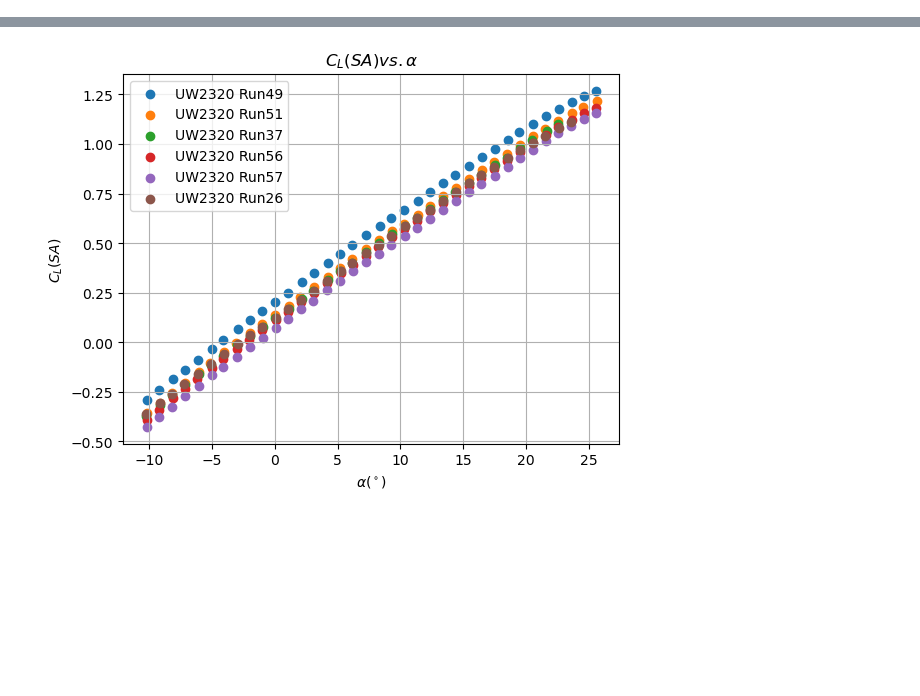
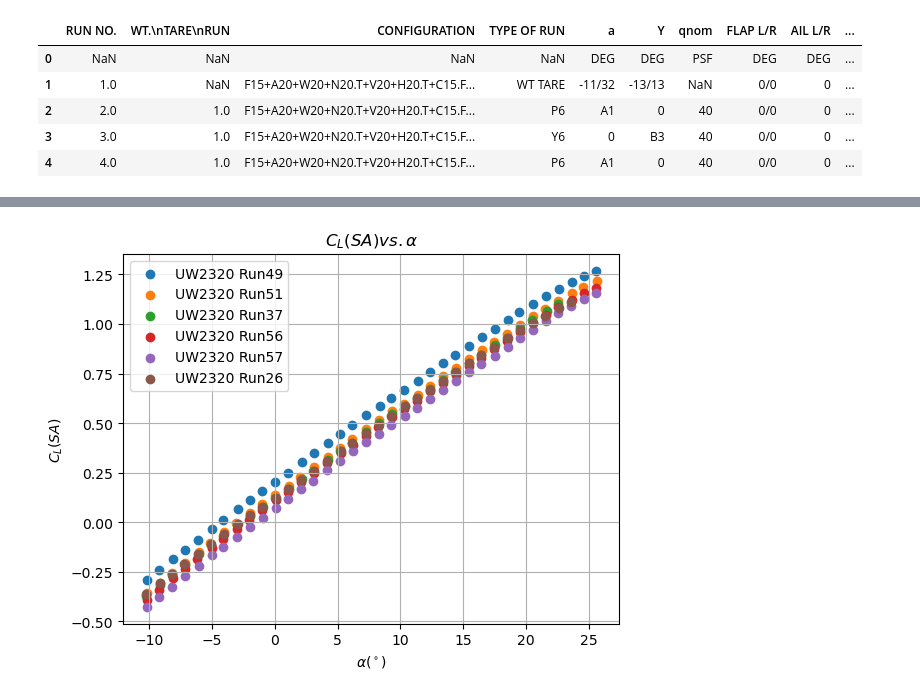
Before and after one commit to eddiekyting/SCALOS, a Jupyter notebook: project/sandbox/Extract_data.ipynb, the cells around one changed output, grey strips where cells are left out. Saved outputs shown, nothing was run; the diff lists cells and outputs as text; code cells hidden in the pictures; blank space fills up the shorter version.

```diff
--- a/project/sandbox/Extract_data.ipynb
+++ b/project/sandbox/Extract_data.ipynb
@@ -80,3 +80,12 @@ class DataPrep:
 
         df_data = pd.concat([df_data2298, df_data2320, df_data2326, df_data2331], ignore_index=True,axis=0)
         return df_data
+# %%
+df_log2298.head()
+# %% [output]
+|  | RUN NO. | WT.\nTARE\nRUN | CONFIGURATION | TYPE OF RUN | a | Y | qnom | FLAP L/R | AIL L/R | ... |
+| 0 | NaN | NaN | NaN | NaN | DEG | DEG | PSF | DEG | DEG | ... |
+| 1 | 1.0 | NaN | F15+A20+W20+N20.T+V20+H20.T+C15.F... | WT TARE | -11/32 | -13/13 | NaN | 0/0 | 0 | ... |
+| 2 | 2.0 | 1.0 | F15+A20+W20+N20.T+V20+H20.T+C15.F... | P6 | A1 | 0 | 40 | 0/0 | 0 | ... |
+| 3 | 3.0 | 1.0 | F15+A20+W20+N20.T+V20+H20.T+C15.F... | Y6 | 0 | B3 | 40 | 0/0 | 0 | ... |
+| 4 | 4.0 | 1.0 | F15+A20+W20+N20.T+V20+H20.T+C15.F... | P6 | A1 | 0 | 40 | 0/0 | 0 | ... |
```
Also changed, not shown: parts of 5 cells of this notebook.
